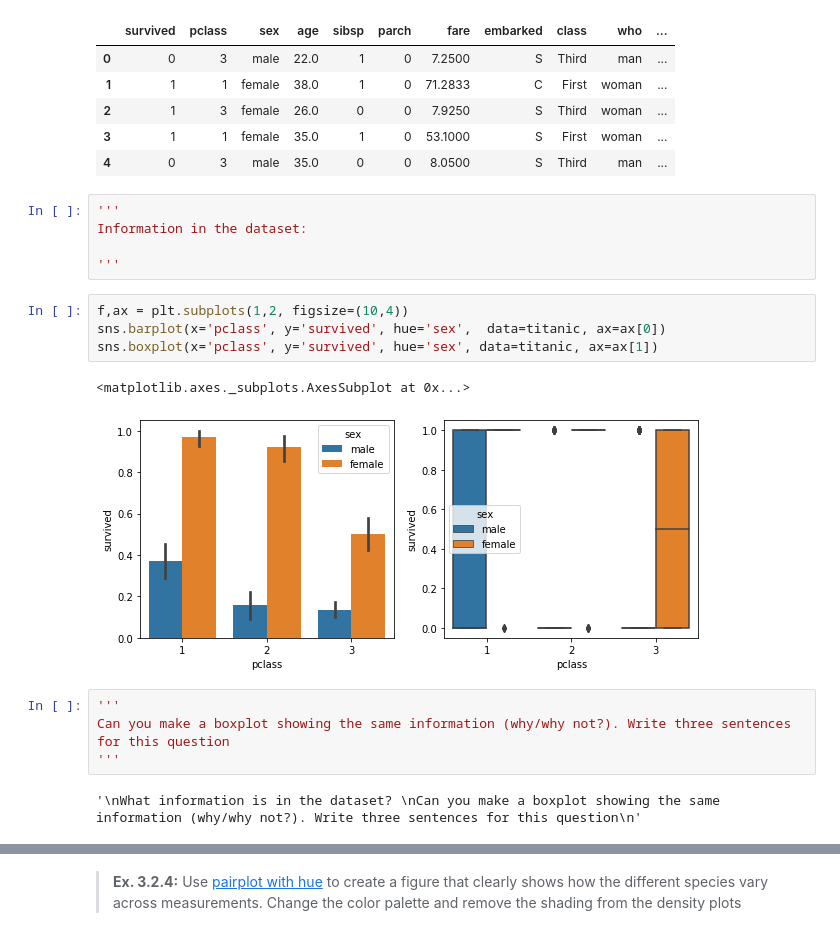
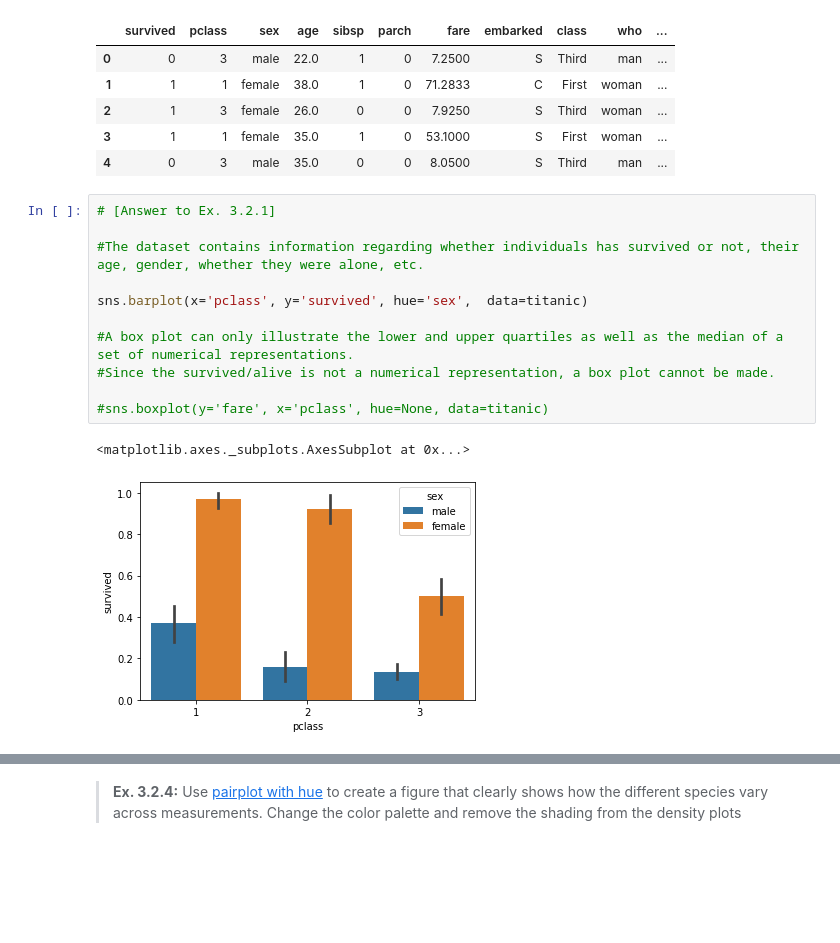
Before and after one commit to Malene1234/Group_52, a Jupyter notebook: assignment_1.ipynb, the cells around one changed output, grey strips where cells are left out. Saved outputs shown, nothing was run; the diff lists cells and outputs as text; blank space fills up the shorter version.

```diff
--- a/assignment_1.ipynb
+++ b/assignment_1.ipynb
@@ -40,24 +40,20 @@ titanic.head(5)
 | 2 | 1 | 3 | female | 26.0 | 0 | 0 | 7.9250 | S | Third | woman | ... |
 | 3 | 1 | 1 | female | 35.0 | 1 | 0 | 53.1000 | S | First | woman | ... |
 | 4 | 0 | 3 | male | 35.0 | 0 | 0 | 8.0500 | S | Third | man | ... |
-# %%
-'''
-Information in the dataset:
-
-'''
-# %%
-f,ax = plt.subplots(1,2, figsize=(10,4))
-sns.barplot(x='pclass', y='survived', hue='sex',  data=titanic, ax=ax[0])
-sns.boxplot(x='pclass', y='survived', hue='sex', data=titanic, ax=ax[1])
-# %% [output]
-<matplotlib.axes._subplots.AxesSubplot at 0x...>
-[figure, removed]
-# %%
-'''
-Can you make a boxplot showing the same information (why/why not?). Write three sentences for this question
-'''
-# %% [output]
-'\nWhat information is in the dataset? \nCan you make a boxplot showing the same information (why/why not?). Write three sentences for this question\n'
+# %%
+# [Answer to Ex. 3.2.1]
+
+#The dataset contains information regarding whether individuals has survived or not, their age, gender, whether they were alone, etc.
+
+sns.barplot(x='pclass', y='survived', hue='sex',  data=titanic)
+
+#A box plot can only illustrate the lower and upper quartiles as well as the median of a set of numerical representations.
+#Since the survived/alive is not a numerical representation, a box plot cannot be made.
+
+#sns.boxplot(y='fare', x='pclass', hue=None, data=titanic)
+# %% [output]
+<matplotlib.axes._subplots.AxesSubplot at 0x...>
+[figure, added]
 # %% [markdown]
 > **Ex. 3.2.2:** Using the iris flower dataset, draw a scatterplot of sepal length and petal length. Include a second order polynomial fitted to the data. Add a title to the plot and rename the axis labels to `sepal length` and `sepal width`.
 > _Write 3 sentences:_ Is this a meaningful way to display the data? What could we do differently?
```
Also changed, not shown: parts of 17 cells of this notebook.
